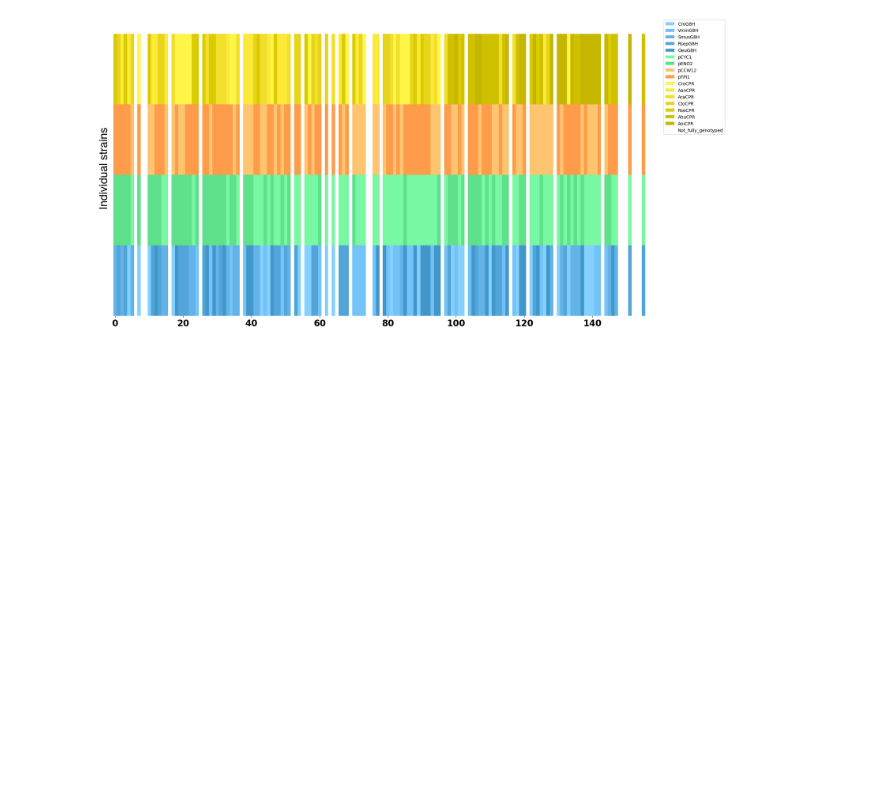
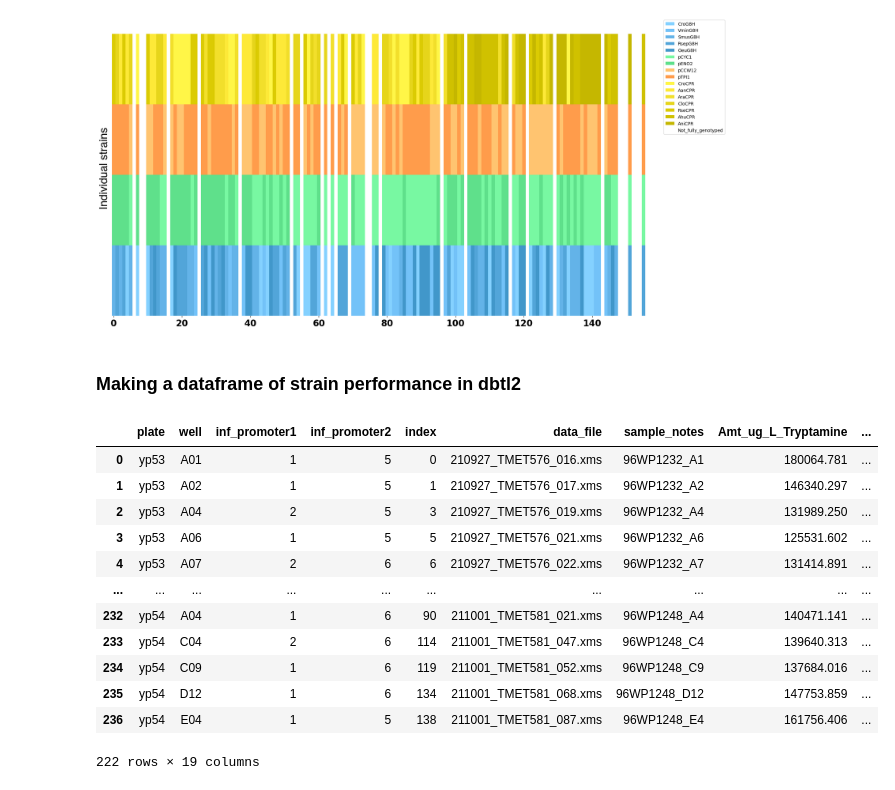
Before and after one commit to hiyama341/teemi, a Jupyter notebook: colab_notebooks/10_2_TEST_Library_Characterization.ipynb, the cells around one changed output. Cells and saved outputs as stored; diff of their text form; code cells hidden in the pictures; blank space fills up the shorter version.

```diff
--- a/colab_notebooks/10_2_TEST_Library_Characterization.ipynb
+++ b/colab_notebooks/10_2_TEST_Library_Characterization.ipynb
@@ -1784,3 +1770,21 @@ feat NOT subset; don't know how to subset; dropped
 meta NOT subset; don't know how to subset; dropped
 morx NOT subset; don't know how to subset; dropped
 [figure]
+# %% [markdown]
+### Making a dataframe of strain performance in dbtl2
+# %%
+promoter_genotype_relationship_copy
+# %% [output]
+|  | plate | well | inf_promoter1 | inf_promoter2 | index | data_file | sample_notes | Amt_ug_L_Tryptamine | ... |
+| 0 | yp53 | A01 | 1 | 5 | 0 | 210927_TMET576_016.xms | 96WP1232_A1 | 180064.781 | ... |
+| 1 | yp53 | A02 | 1 | 5 | 1 | 210927_TMET576_017.xms | 96WP1232_A2 | 146340.297 | ... |
+| 2 | yp53 | A04 | 2 | 5 | 3 | 210927_TMET576_019.xms | 96WP1232_A4 | 131989.250 | ... |
+| 3 | yp53 | A06 | 1 | 5 | 5 | 210927_TMET576_021.xms | 96WP1232_A6 | 125531.602 | ... |
+| 4 | yp53 | A07 | 2 | 6 | 6 | 210927_TMET576_022.xms | 96WP1232_A7 | 131414.891 | ... |
+| ... | ... | ... | ... | ... | ... | ... | ... | ... | ... |
+| 232 | yp54 | A04 | 1 | 6 | 90 | 211001_TMET581_021.xms | 96WP1248_A4 | 140471.141 | ... |
+| 233 | yp54 | C04 | 2 | 6 | 114 | 211001_TMET581_047.xms | 96WP1248_C4 | 139640.313 | ... |
+| 234 | yp54 | C09 | 1 | 6 | 119 | 211001_TMET581_052.xms | 96WP1248_C9 | 137684.016 | ... |
+| 235 | yp54 | D12 | 1 | 6 | 134 | 211001_TMET581_068.xms | 96WP1248_D12 | 147753.859 | ... |
+| 236 | yp54 | E04 | 1 | 5 | 138 | 211001_TMET581_087.xms | 96WP1248_E4 | 161756.406 | ... |
+222 rows × 19 columns
```
Also changed, not shown: parts of 9 cells of this notebook, 2 other files.
